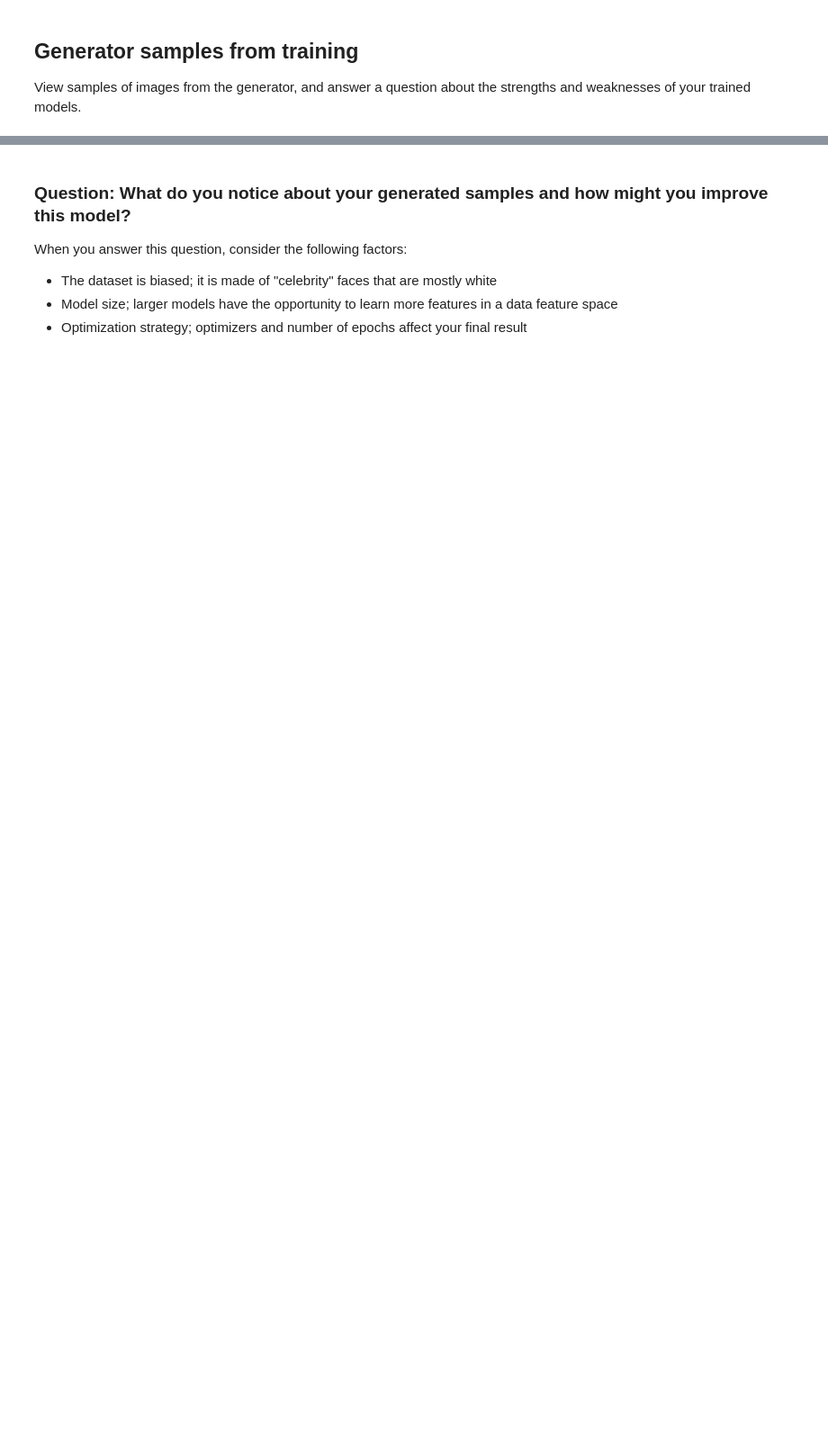
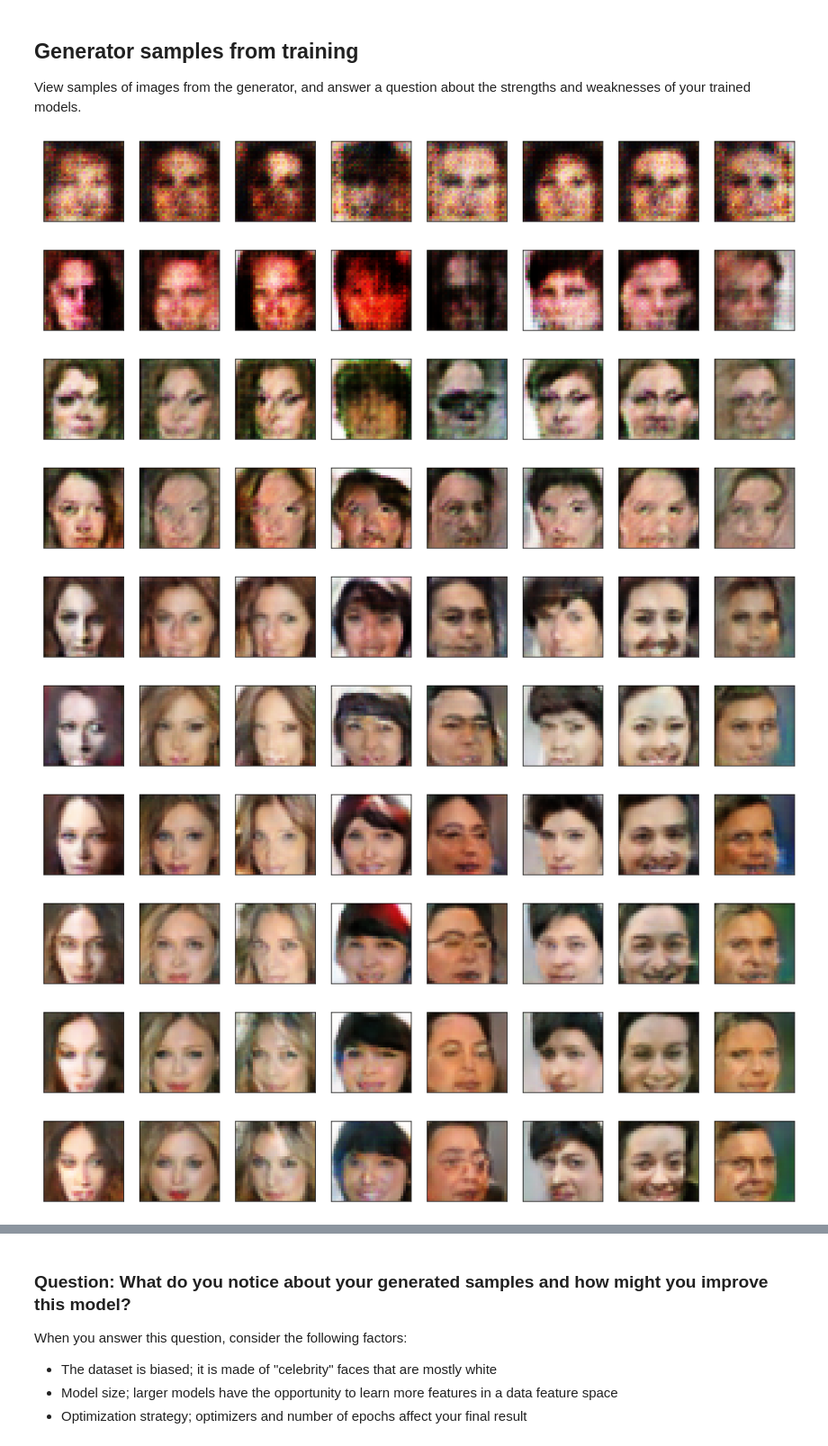
Before and after one commit to kasraly/deep-learning-v2-pytorch, a Jupyter notebook: project-face-generation/dlnd_face_generation.ipynb, the cells around one changed output, grey strips where cells are left out. Shown at 90% size. Saved outputs shown, nothing was run; the diff lists cells and outputs as text; code cells hidden in the pictures; blank space fills up the shorter version.

```diff
--- a/project-face-generation/dlnd_face_generation.ipynb
+++ b/project-face-generation/dlnd_face_generation.ipynb
@@ -631,6 +634,17 @@ with open('train_samples.pkl', 'rb') as f:
     samples = pkl.load(f)
 # %%
 l = len(samples)
-for epoch in (range(0, l-1, int(l/20))):
+for epoch in (range(0, l-1, int(l/10))):
     _ = view_samples(epoch, samples)
 _ = view_samples(-1, samples)
+# %% [output]
+[figure, added]
+[figure, added]
+[figure, added]
+[figure, added]
+[figure, added]
+[figure, added]
+[figure, added]
+[figure, added]
+[figure, added]
+[figure, added]
```
Also changed, not shown: parts of 6 cells of this notebook, 1 other file.
